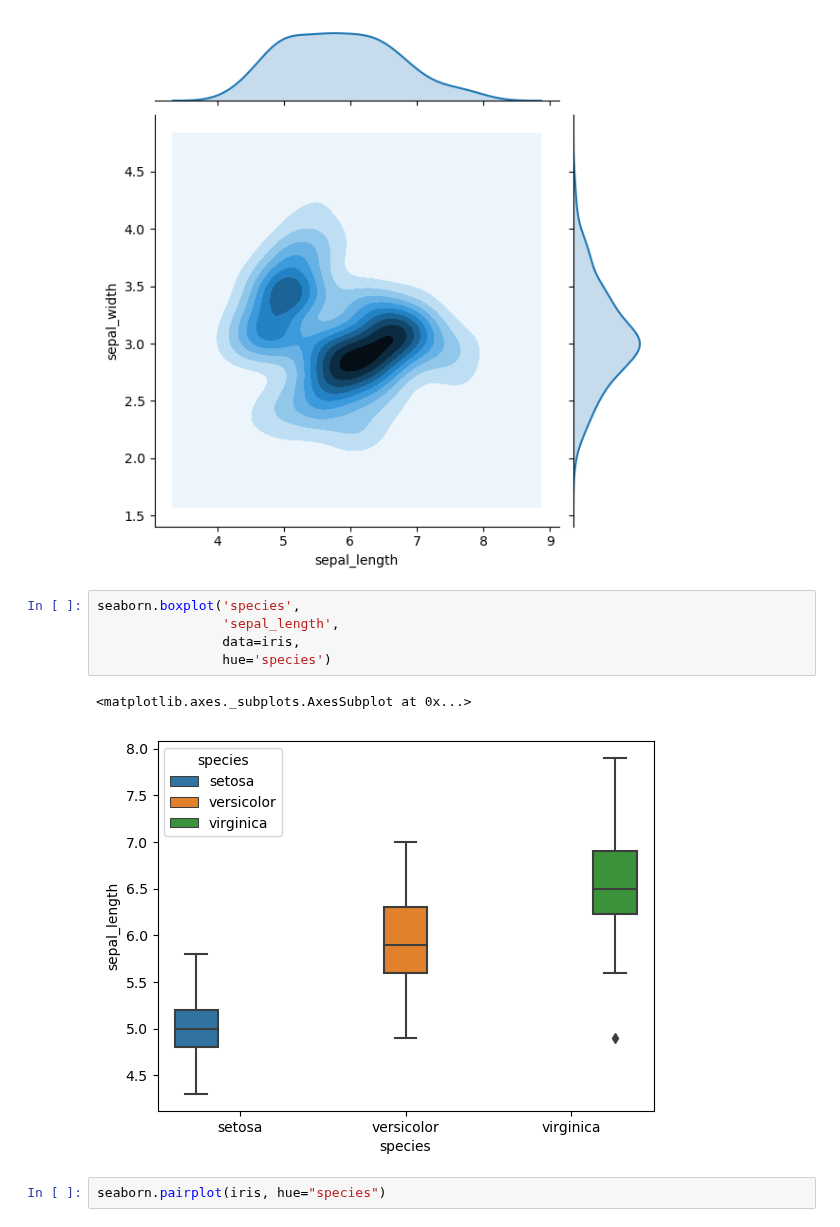
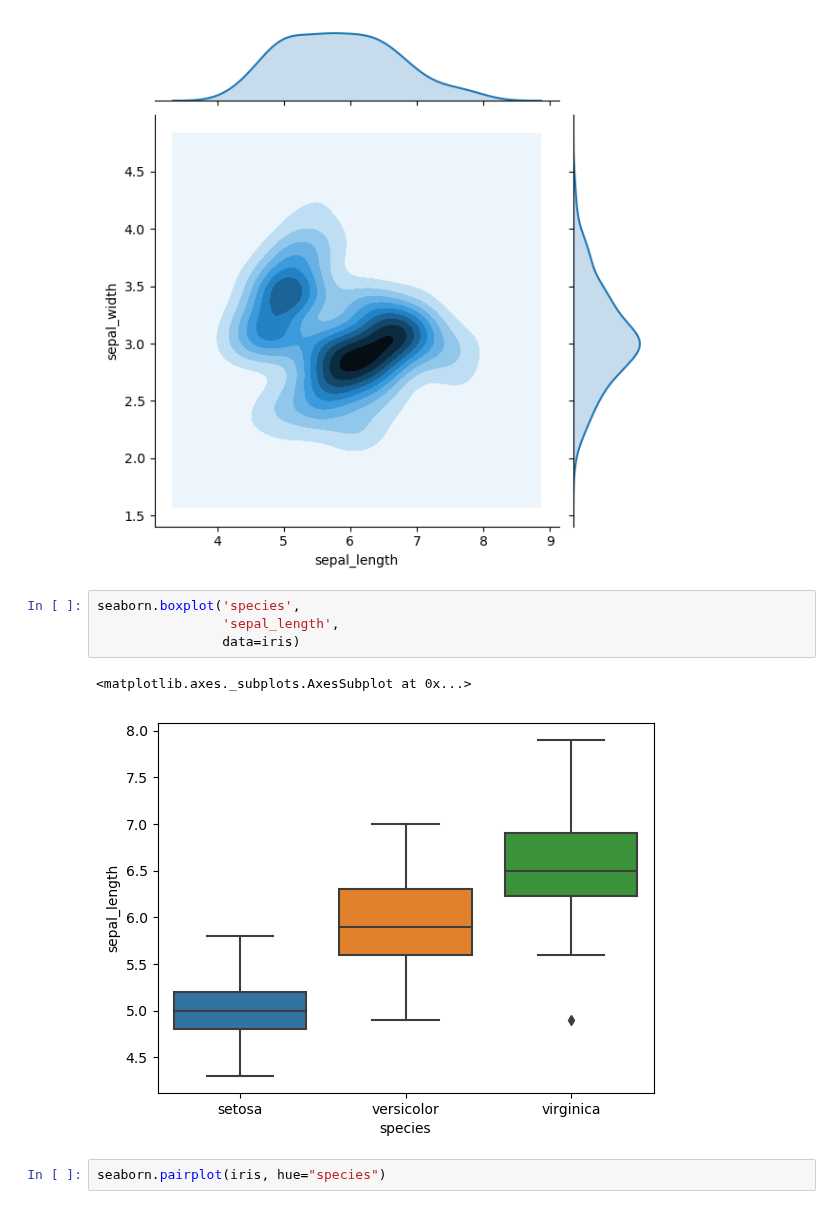
Before and after one commit to UniboDIFABiophysics/programmingCourseDIFA, a Jupyter notebook: Lesson_09_DataFrame_and_Pandas.ipynb, the cells around one changed output. Cells and saved outputs as stored; diff of their text form.

```diff
--- a/Lesson_09_DataFrame_and_Pandas.ipynb
+++ b/Lesson_09_DataFrame_and_Pandas.ipynb
@@ -1047,11 +1058,10 @@ seaborn.jointplot('sepal_length',
 # %%
 seaborn.boxplot('species',
                 'sepal_length',
-                data=iris,
-                hue='species')
+                data=iris)
 # %% [output]
 <matplotlib.axes._subplots.AxesSubplot at 0x...>
-[figure, old version]
+[figure, new version]
 # %%
 seaborn.pairplot(iris, hue="species")
 # %% [output]
```
Also changed, not shown: parts of 7 cells of this notebook.
